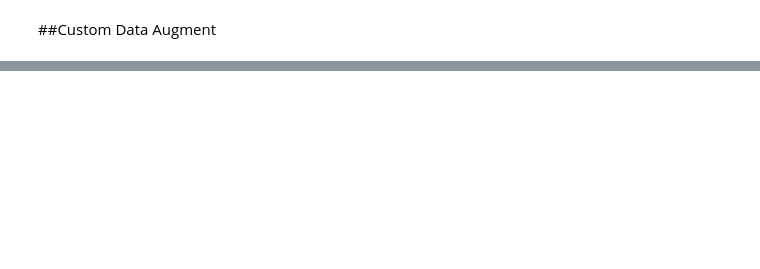
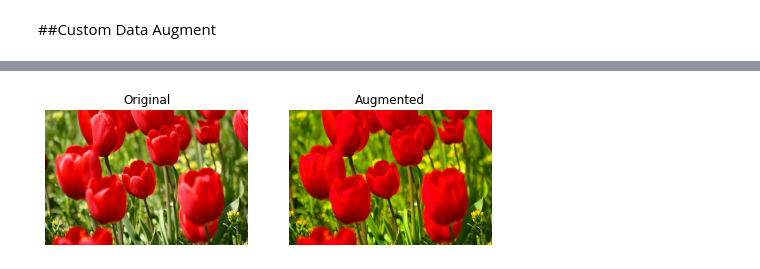
Before and after one commit to ArashDehghanyan/ml-and-vision-practices, a Jupyter notebook: Data_Augmentation.ipynb, the cells around one changed output, grey strips where cells are left out. Cells and saved outputs as stored; diff of their text form; code cells hidden in the pictures; blank space fills up the shorter version.

```diff
--- a/Data_Augmentation.ipynb
+++ b/Data_Augmentation.ipynb
@@ -201,0 +260,5 @@ WARNING:matplotlib.image:Clipping input data to the valid range for imshow with
+# %%
+saturated = tf.image.adjust_saturation(image, 3)
+visualize(image, saturated)
+# %% [output]
+[figure, added]
```
Also changed, not shown: parts of 27 cells of this notebook.
